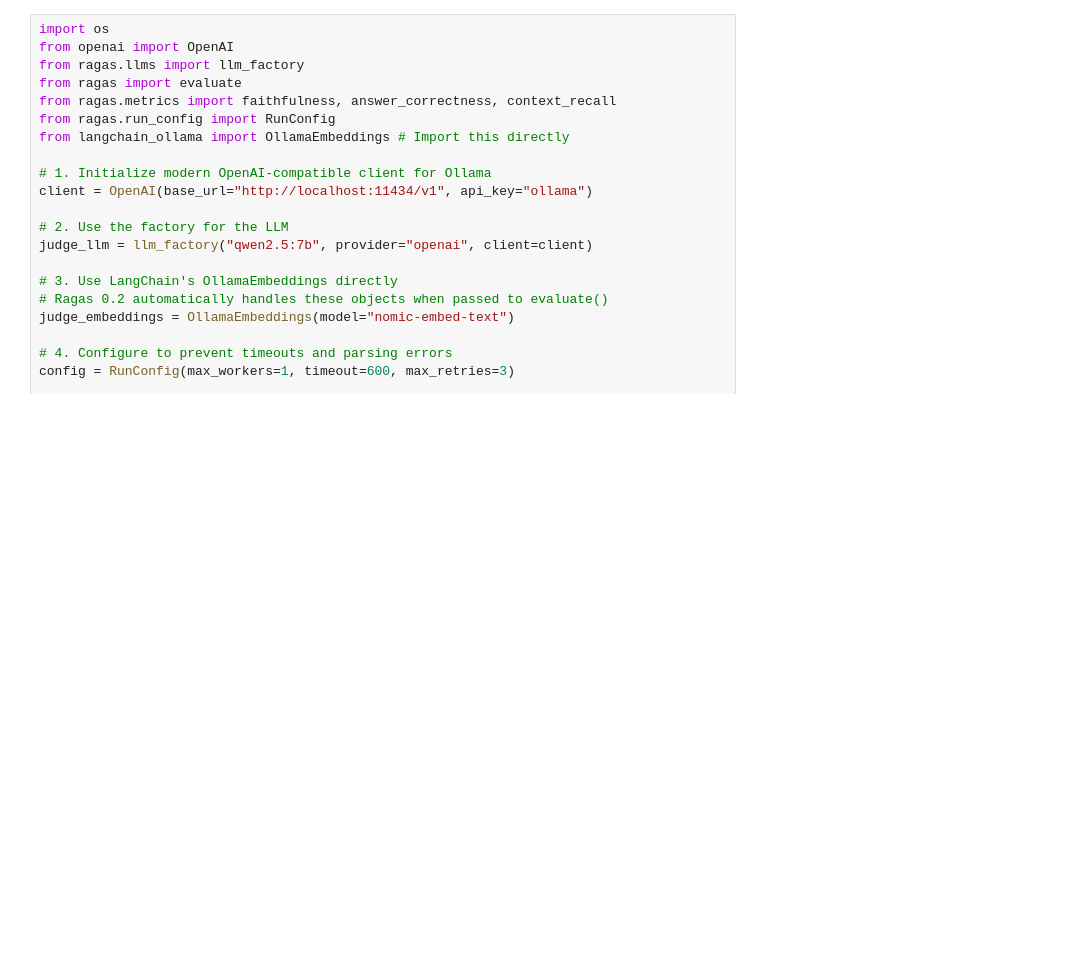
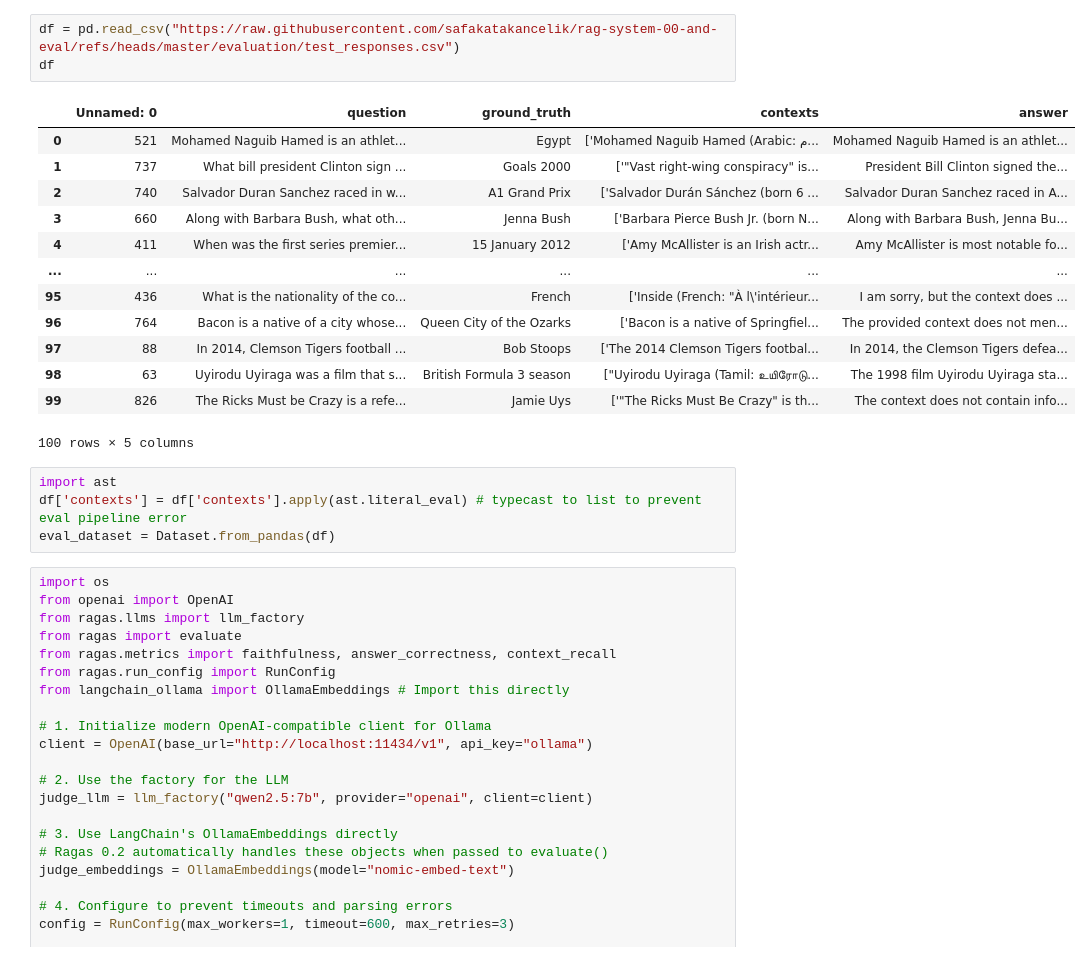
Before and after one commit to safakatakancelik/rag-system-00-and-eval, a Jupyter notebook: evaluation/RAG_Evaluation_with_Ragas_+_Ollama.ipynb, the cells around one changed output. Cells and saved outputs as stored; diff of their text form; blank space fills up the shorter version.

```diff
--- a/evaluation/RAG_Evaluation_with_Ragas_+_Ollama.ipynb
+++ b/evaluation/RAG_Evaluation_with_Ragas_+_Ollama.ipynb
@@ -88,3 +40,24 @@ eval_dataset = Dataset.from_dict(data)
+# %%
+df = pd.read_csv("https://raw.githubusercontent.com/safakatakancelik/rag-system-00-and-eval/refs/heads/master/evaluation/test_responses.csv")
+df
+# %% [output]
+|  | Unnamed: 0 | question | ground_truth | contexts | answer |
+| 0 | 521 | Mohamed Naguib Hamed is an athlet... | Egypt | ['Mohamed Naguib Hamed (Arabic: م... | Mohamed Naguib Hamed is an athlet... |
+| 1 | 737 | What bill president Clinton sign ... | Goals 2000 | ['"Vast right-wing conspiracy" is... | President Bill Clinton signed the... |
+| 2 | 740 | Salvador Duran Sanchez raced in w... | A1 Grand Prix | ['Salvador Durán Sánchez (born 6 ... | Salvador Duran Sanchez raced in A... |
+| 3 | 660 | Along with Barbara Bush, what oth... | Jenna Bush | ['Barbara Pierce Bush Jr. (born N... | Along with Barbara Bush, Jenna Bu... |
+| 4 | 411 | When was the first series premier... | 15 January 2012 | ['Amy McAllister is an Irish actr... | Amy McAllister is most notable fo... |
+| ... | ... | ... | ... | ... | ... |
+| 95 | 436 | What is the nationality of the co... | French | ['Inside (French: "À l\'intérieur... | I am sorry, but the context does ... |
+| 96 | 764 | Bacon is a native of a city whose... | Queen City of the Ozarks | ['Bacon is a native of Springfiel... | The provided context does not men... |
+| 97 | 88 | In 2014, Clemson Tigers football ... | Bob Stoops | ['The 2014 Clemson Tigers footbal... | In 2014, the Clemson Tigers defea... |
+| 98 | 63 | Uyirodu Uyiraga was a film that s... | British Formula 3 season | ["Uyirodu Uyiraga (Tamil: உயிரோடு... | The 1998 film Uyirodu Uyiraga sta... |
+| 99 | 826 | The Ricks Must be Crazy is a refe... | Jamie Uys | ['"The Ricks Must Be Crazy" is th... | The context does not contain info... |
+100 rows × 5 columns
+# %%
+import ast
+df['contexts'] = df['contexts'].apply(ast.literal_eval) # typecast to list to prevent eval pipeline error
+eval_dataset = Dataset.from_pandas(df)
 # %%
 import os
 from openai import OpenAI
```
Also changed, not shown: parts of 9 cells of this notebook.
